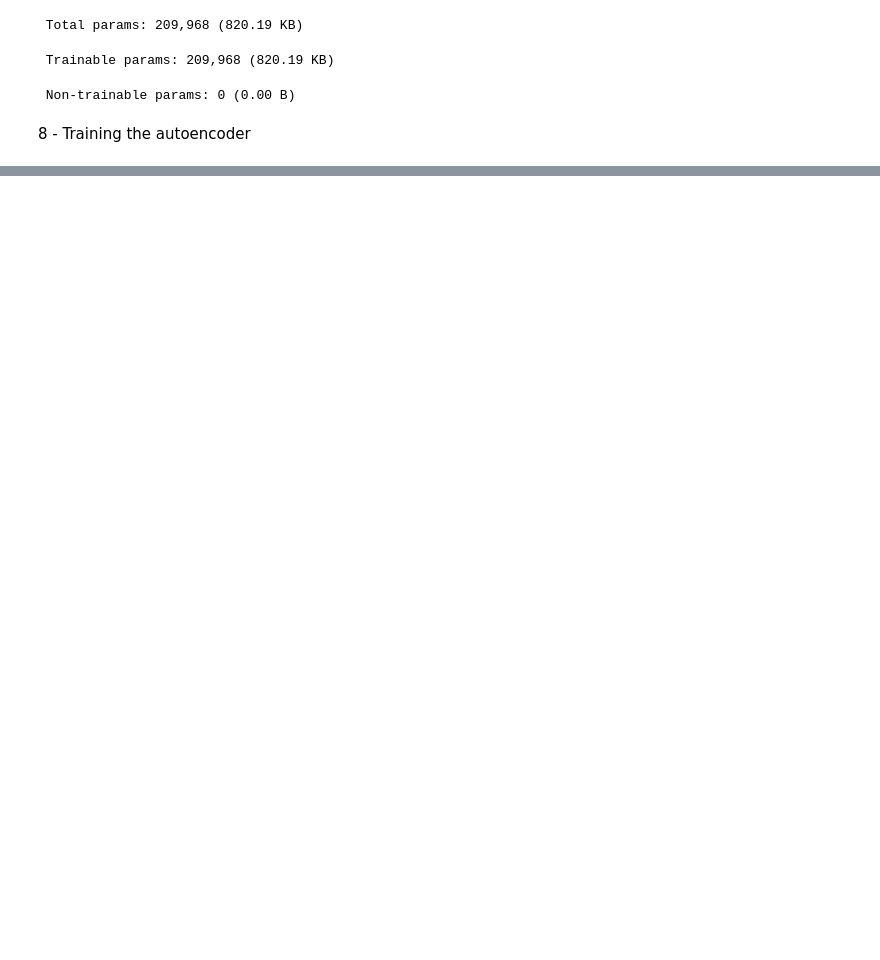
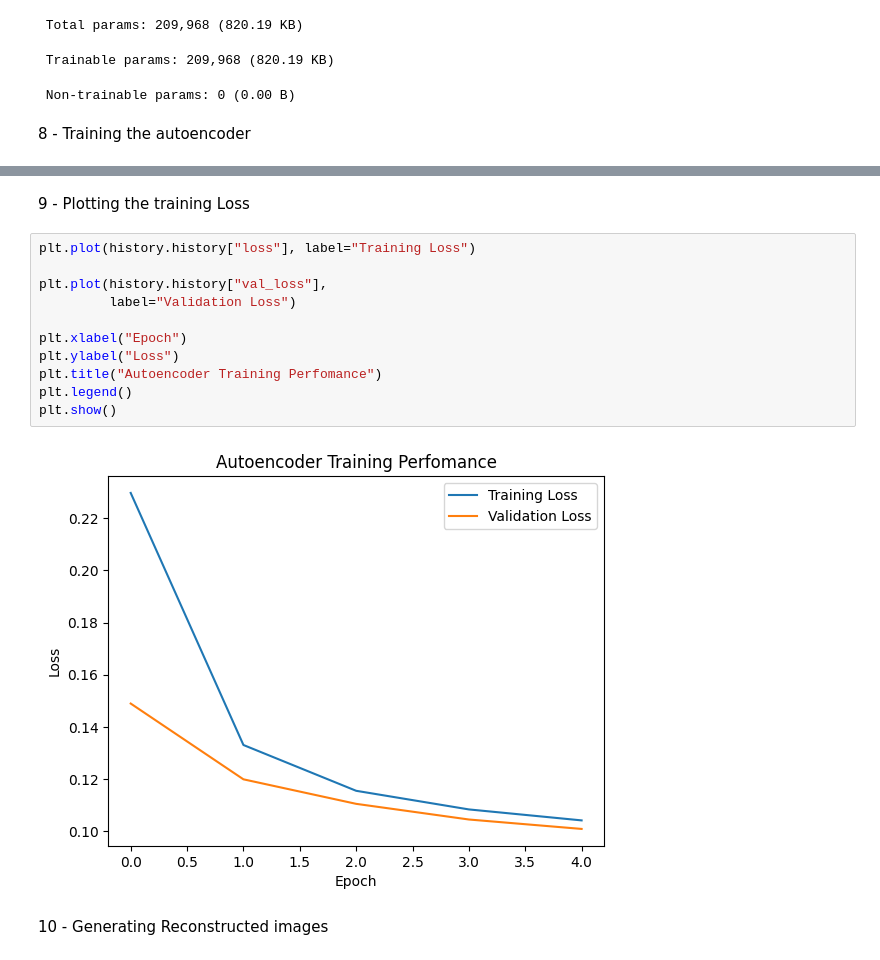
Before and after one commit to ashwinkck/SME-1-, a Jupyter notebook: upes/GenAI/UPES_genai_02.ipynb, the cells around one changed output, grey strips where cells are left out. Cells and saved outputs as stored; diff of their text form; blank space fills up the shorter version.

```diff
--- a/upes/GenAI/UPES_genai_02.ipynb
+++ b/upes/GenAI/UPES_genai_02.ipynb
@@ -131,0 +120,17 @@ Epoch 5/5
+# %% [markdown]
+9 - Plotting the training Loss
+# %%
+plt.plot(history.history["loss"], label="Training Loss")
+
+plt.plot(history.history["val_loss"],
+         label="Validation Loss")
+
+plt.xlabel("Epoch")
+plt.ylabel("Loss")
+plt.title("Autoencoder Training Perfomance")
+plt.legend()
+plt.show()
+# %% [output]
+[figure, added]
+# %% [markdown]
+10 - Generating Reconstructed images
```
Also changed, not shown: parts of 7 cells of this notebook.
